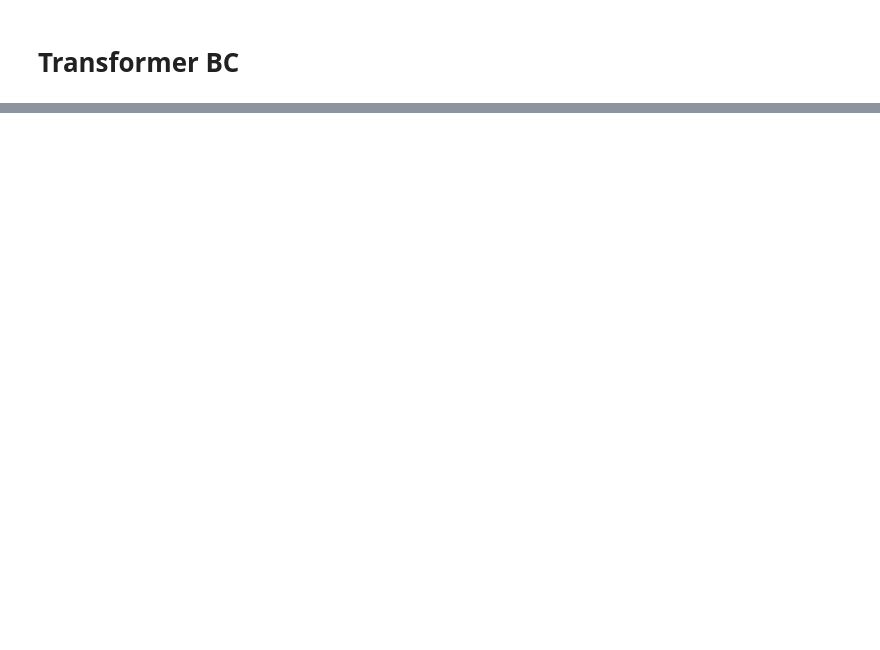
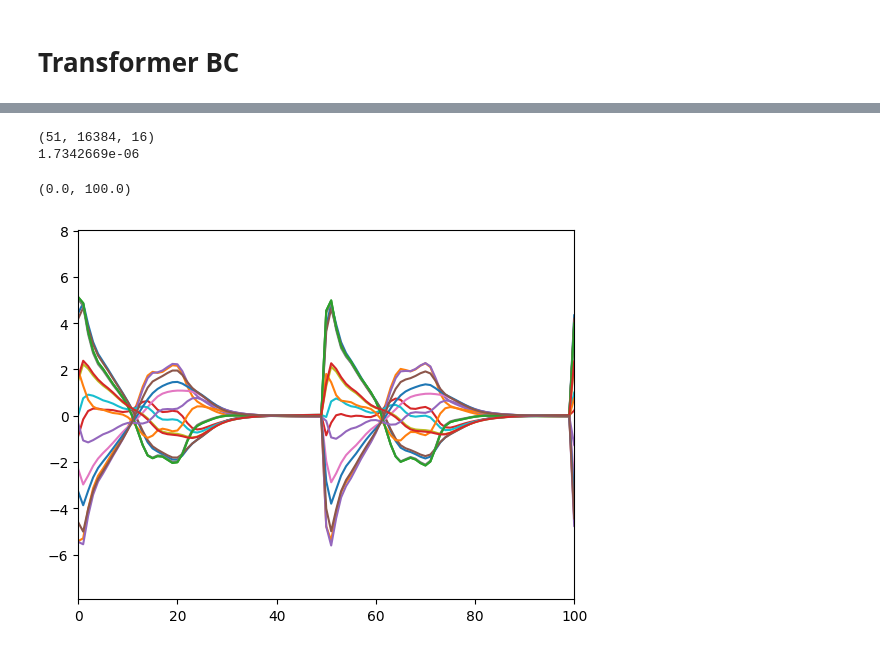
Before and after one commit to akarshkumar0101/synthetic-mdps, a Jupyter notebook: src/reacher_debug.ipynb, the cells around one changed output, grey strips where cells are left out. Saved outputs shown, nothing was run; the diff lists cells and outputs as text; code cells hidden in the pictures; blank space fills up the shorter version.

```diff
--- a/src/reacher_debug.ipynb
+++ b/src/reacher_debug.ipynb
@@ -364,0 +391,13 @@ df.ewm(span=100).mean().mean(axis=1).plot()
+# %%
+a = dataset_train_uni['act']
+print(a.shape)
+print(np.diff(a, axis=1).mean(axis=-1).mean())
+# %% [output]
+(51, 16384, 16)
+1.7342669e-06
+# %%
+plt.plot(a[0, :, :])
+plt.xlim(0, 100)
+# %% [output]
+(0.0, 100.0)
+[figure, added]
```
Also changed, not shown: parts of 24 cells of this notebook, 1 other file.
